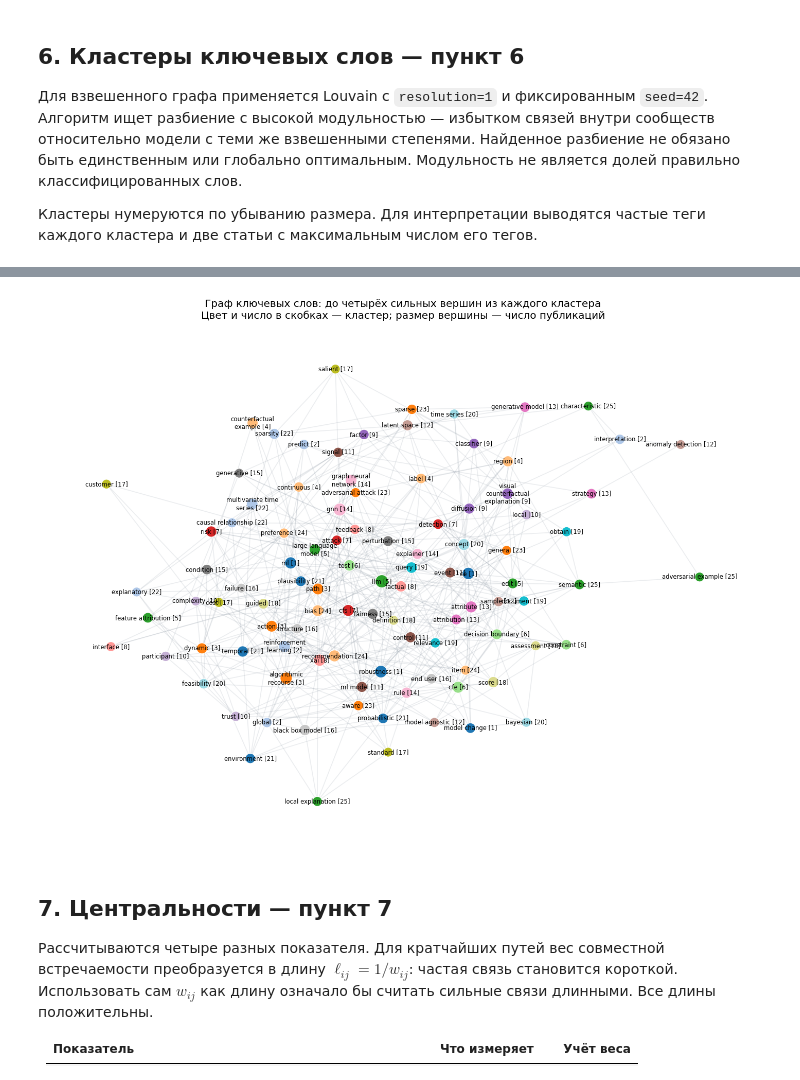
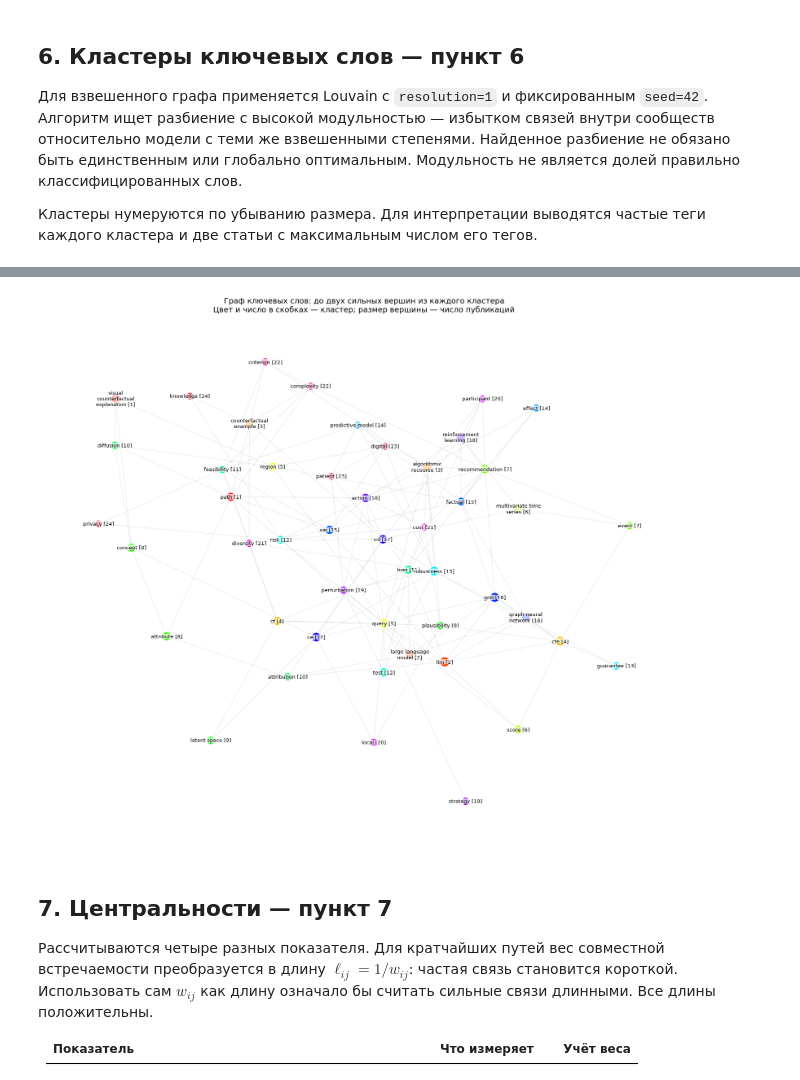
Before and after one commit to Anastaia0/Data-analysis-and-information-retrieval, a Jupyter notebook: lab-1/arxiv_graph_lab_no_archive.ipynb, the cells around one changed output, grey strips where cells are left out. Saved outputs shown, nothing was run; the diff lists cells and outputs as text; code cells hidden in the pictures.

```diff
--- a/lab-1/arxiv_graph_lab_no_archive.ipynb
+++ b/lab-1/arxiv_graph_lab_no_archive.ipynb
@@ -692,27 +690,27 @@ Louvain выделил 25 сообществ при модульности 0,366
 # %%
 visible = []
 for group in communities:
-    visible.extend(sorted(group, key=lambda node: (-keyword_graph.degree(node, weight='weight'), node))[:4])
+    visible.extend(sorted(group, key=lambda node: (-keyword_graph.degree(node, weight='weight'), node))[:2])
 visible = sorted(set(visible))
 view = keyword_graph.subgraph(visible).copy()
-positions = nx.spring_layout(view, seed=RANDOM_STATE, weight='weight', k=1.4, iterations=150)
-cmap = plt.get_cmap('tab20')
+positions = nx.spring_layout(view, seed=RANDOM_STATE, weight='weight', k=2.0, iterations=300)
+cmap = plt.get_cmap('hsv', len(communities))
 
-fig, ax = plt.subplots(figsize=(15, 11))
+fig, ax = plt.subplots(figsize=(18, 15))
 nx.draw_networkx_edges(view, positions, ax=ax, alpha=0.12, edge_color='#607080')
 nx.draw_networkx_nodes(view, positions, ax=ax,
-                       node_color=[cmap((partition[node] - 1) % 20) for node in view],
+                       node_color=[cmap(partition[node] - 1) for node in view],
                        node_size=[90 + 7 * keyword_counts[node] for node in view],
                        linewidths=0.8, edgecolors='white')
 nx.draw_networkx_labels(view, positions, ax=ax,
                         labels={node: fill(labels[node], 19) + f' [{partition[node]}]' for node in view},
-                        font_size=7)
-ax.set_title('Граф ключевых слов: до четырёх сильных вершин из каждого кластера\n'
+                        font_size=8, bbox=dict(facecolor="white", edgecolor="none", alpha=0.75, pad=0.2))
+ax.set_title('Граф ключевых слов: до двух сильных вершин из каждого кластера\n'
              'Цвет и число в скобках — кластер; размер вершины — число публикаций')
 ax.axis('off')
 plt.show()
 # %% [output]
-[figure, old version]
+[figure, new version]
 # %% [markdown]
 ## 7. Центральности — пункт 7
 
```
Also changed, not shown: parts of 18 cells of this notebook.
